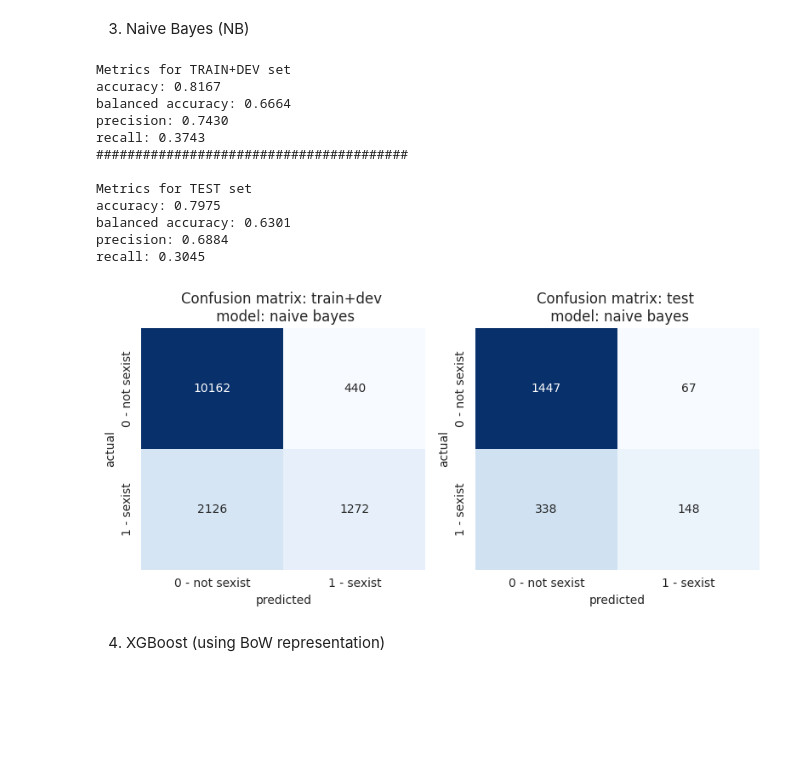
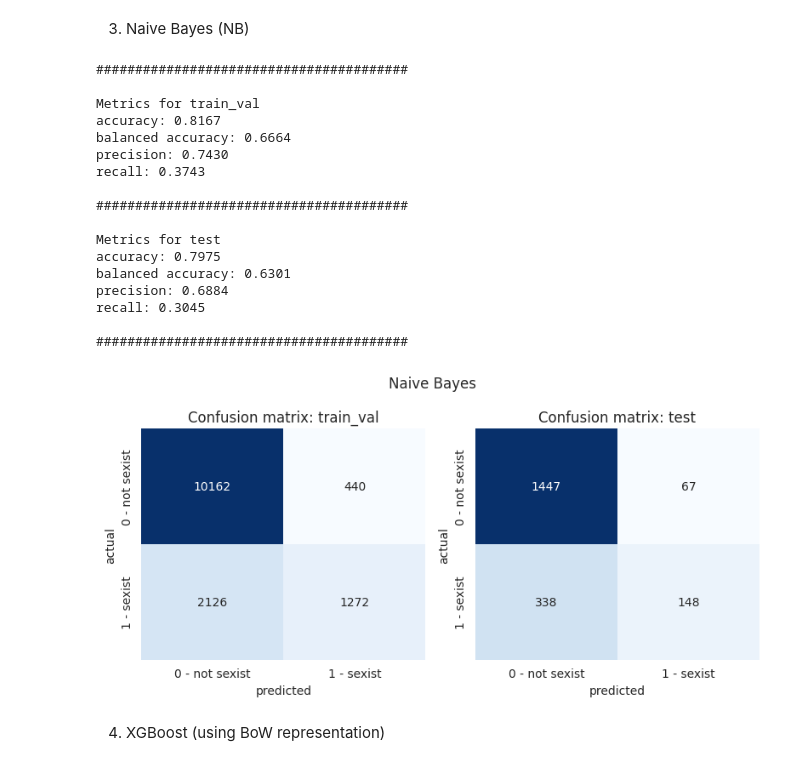
Before and after one commit to henrform/NLP_24W_VSHJ, a Jupyter notebook: milestone 2/milestone_2.ipynb, the cells around one changed output. Cells and saved outputs as stored; diff of their text form; code cells hidden in the pictures; blank space fills up the shorter version.

```diff
--- a/milestone 2/milestone_2.ipynb
+++ b/milestone 2/milestone_2.ipynb
@@ -74,25 +86,30 @@ recall: 0.0000
 # %% [markdown]
 3. Naive Bayes (NB)
 # %%
+X_train_bow, X_val_bow, X_test_bow, X_train_val_bow, feature_names = import_preprocess.create_bow_representation()
+
 naive_base_classifier = NaiveBayesClassifier()
-X_train_bow, X_val_bow, X_test_bow, X_train_valv_bow, feature_names = import_preprocess.create_bow_representation()
-naive_base_classifier.train(X_train_bow, y_train)
+naive_base_classifier.train(X_train_bow, y_train, None, None)
+
+naive_base_classifier.evaluate({"train_val": X_train_bow, "test": X_val_bow}, [y_train, y_val], model_name="Naive Bayes")
+# %% [output]
+########################################
+
+Metrics for train_val
+accuracy: 0.8167
+balanced accuracy: 0.6664
+precision: 0.7430
+recall: 0.3743
+
+########################################
+
+Metrics for test
+accuracy: 0.7975
+balanced accuracy: 0.6301
+precision: 0.6884
+recall: 0.3045
+
+########################################
+[figure, added]
-# %%
-eval_baseline = Evaluation(model=naive_base_classifier)
-eval_baseline.evaluate(X_train_bow, y_train, X_val_bow, y_val, plot_confusion=True, model_name="naive bayes")
-# %% [output]
-Metrics for TRAIN+DEV set
-accuracy: 0.8167
-balanced accuracy: 0.6664
-precision: 0.7430
-recall: 0.3743
-########################################
-
-Metrics for TEST set
-accuracy: 0.7975
-balanced accuracy: 0.6301
-precision: 0.6884
-recall: 0.3045
-[figure, removed]
 # %% [markdown]
 4. XGBoost (using BoW representation)
```
Also changed, not shown: parts of 9 cells of this notebook, 1 other file.
